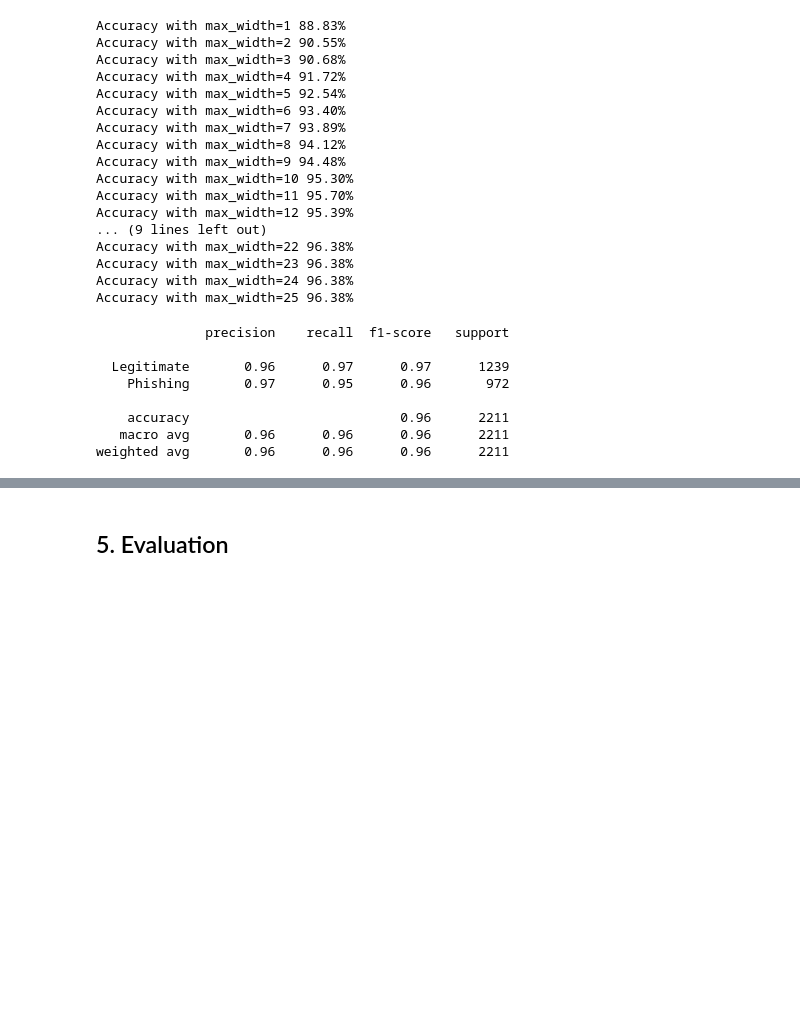
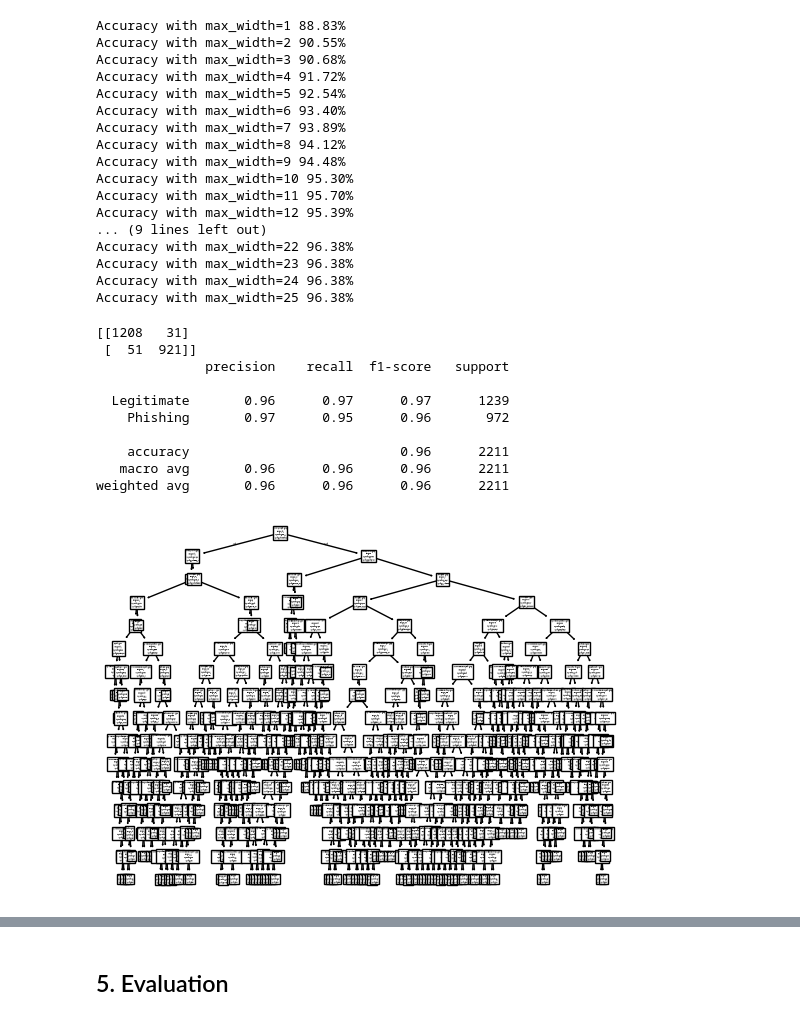
Before and after one commit to leevilaune/metropolia-machine-learning, a Jupyter notebook: assignments/decision_trees_random_forests.ipynb, the cells around one changed output, grey strips where cells are left out. Drawn from its saved outputs; the diff is of its cells as text; code cells hidden in the pictures; blank space fills up the shorter version.

Commit message:
add test4

```diff
--- a/assignments/decision_trees_random_forests.ipynb
+++ b/assignments/decision_trees_random_forests.ipynb
@@ -160,8 +161,11 @@ model.fit(X_train, y_train)
 y_pred = model.predict(X_test)
 confusion_matrix(y_test, y_pred)
 
+print(confusion_matrix(y_test, y_pred))
 print(classification_report(y_test, y_pred))
 # %% [output]
+[[1208   31]
+ [  51  921]]
               precision    recall  f1-score   support
 
   Legitimate       0.96      0.97      0.97      1239
@@ -170,3 +174,9 @@ print(classification_report(y_test, y_pred))
     accuracy                           0.96      2211
    macro avg       0.96      0.96      0.96      2211
 weighted avg       0.96      0.96      0.96      2211
+# %%
+fig = plt.figure()
+plot_tree(model, feature_names = X.keys())
+plt.show()
+# %% [output]
+[figure, added]
```
Also changed, not shown: parts of 5 cells of this notebook, 2 other files.
